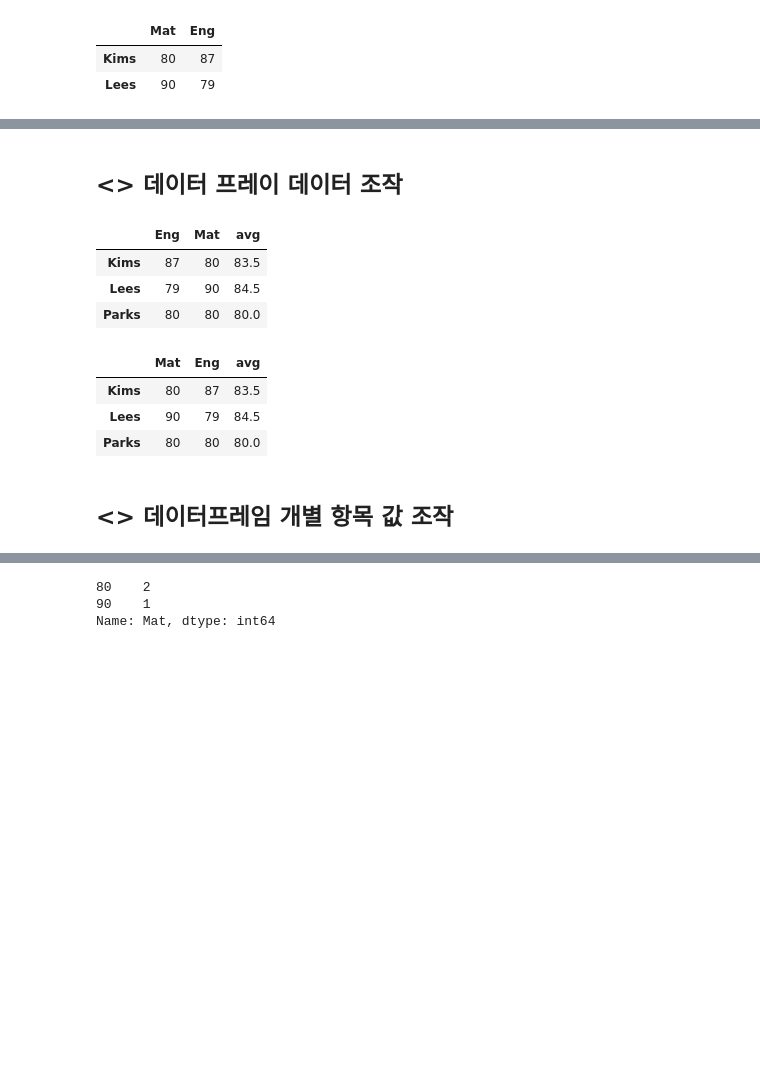
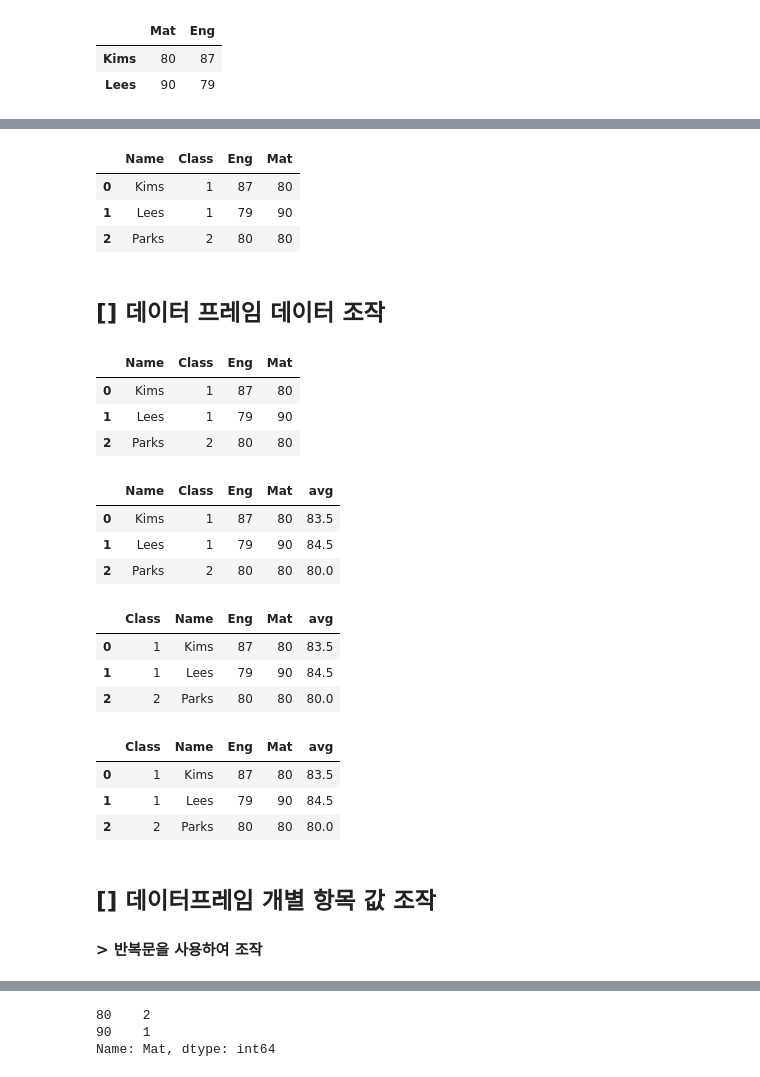
Before and after one commit to dndxor/BCDA, a Jupyter notebook: Ch04_DataFrame.ipynb, the cells around one changed output, grey strips where cells are left out. Drawn from its saved outputs; the diff is of its cells as text; code cells hidden in the pictures; blank space fills up the shorter version.

```diff
--- a/Ch04_DataFrame.ipynb
+++ b/Ch04_DataFrame.ipynb
@@ -200,29 +481,58 @@ result
+# %%
+# 현재 인덱스를 일반 열로 변경
+df.reset_index(inplace=True)
+df
+# %% [output]
+|  | Name | Class | Eng | Mat |
+| 0 | Kims | 1 | 87 | 80 |
+| 1 | Lees | 1 | 79 | 90 |
+| 2 | Parks | 2 | 80 | 80 |
 # %% [markdown]
-## <> 데이터 프레이 데이터 조작
+## **[] 데이터 프레임 데이터 조작**
+# %%
+## [Data Frame] 생성
+import pandas as pd
+df = pd.DataFrame({ 'Name' : ['Kims', 'Lees', 'Parks'],
+                   'Class' : [1, 1, 2],
+                   'Eng' : [87, 79, 80],
+                   'Mat' : [80, 90, 80]},)  #index 강제 부여
+df
+# %% [output]
+|  | Name | Class | Eng | Mat |
+| 0 | Kims | 1 | 87 | 80 |
+| 1 | Lees | 1 | 79 | 90 |
+| 2 | Parks | 2 | 80 | 80 |
 # %%
 ## [Data Frame] 조작 : 열 추가
 df['avg'] = (df['Eng'] + df['Mat']) / 2            # 'avg'열을 만들어서 평균 값 추가
 df
 # %% [output]
-|  | Eng | Mat | avg |
-| Kims | 87 | 80 | 83.5 |
-| Lees | 79 | 90 | 84.5 |
-| Parks | 80 | 80 | 80.0 |
+|  | Name | Class | Eng | Mat | avg |
+| 0 | Kims | 1 | 87 | 80 | 83.5 |
+| 1 | Lees | 1 | 79 | 90 | 84.5 |
+| 2 | Parks | 2 | 80 | 80 | 80.0 |
 # %%
 ## [Data Frame] 조작 : 열 순서 변경
-df = df[['Mat', 'Eng', 'avg']]         # 원하는 컬럼 순으로 재정렬
+df = df[['Class', 'Name', 'Eng', 'Mat', 'avg']]         # 원하는 컬럼 순으로 재정렬
 df
-
-col_seq = ['Mat', 'Eng', 'avg']
-df = df[col_seq]                       # 원하는 컬럼 순으로 재정렬
-df
 # %% [output]
-|  | Mat | Eng | avg |
-| Kims | 80 | 87 | 83.5 |
-| Lees | 90 | 79 | 84.5 |
-| Parks | 80 | 80 | 80.0 |
+|  | Class | Name | Eng | Mat | avg |
+| 0 | 1 | Kims | 87 | 80 | 83.5 |
+| 1 | 1 | Lees | 79 | 90 | 84.5 |
+| 2 | 2 | Parks | 80 | 80 | 80.0 |
+# %%
+## [Data Frame] 조작 : 열 순서 변경
+col_seq = ['Class', 'Name', 'Eng', 'Mat', 'avg']
+df = df[col_seq]                       # 원하는 컬럼 순으로 재정렬
+df
+# %% [output]
+|  | Class | Name | Eng | Mat | avg |
+| 0 | 1 | Kims | 87 | 80 | 83.5 |
+| 1 | 1 | Lees | 79 | 90 | 84.5 |
+| 2 | 2 | Parks | 80 | 80 | 80.0 |
 # %% [markdown]
-## <> 데이터프레임 개별 항목 값 조작
+## **[] 데이터프레임 개별 항목 값 조작**
+#### > 반복문을 사용하여 조작
 # %%
 ## [Data Frame] 조작 : 반복문 사용 접근
 for index, row in df.iterrows():
```
Also changed, not shown: parts of 85 cells of this notebook, 2 other files.
